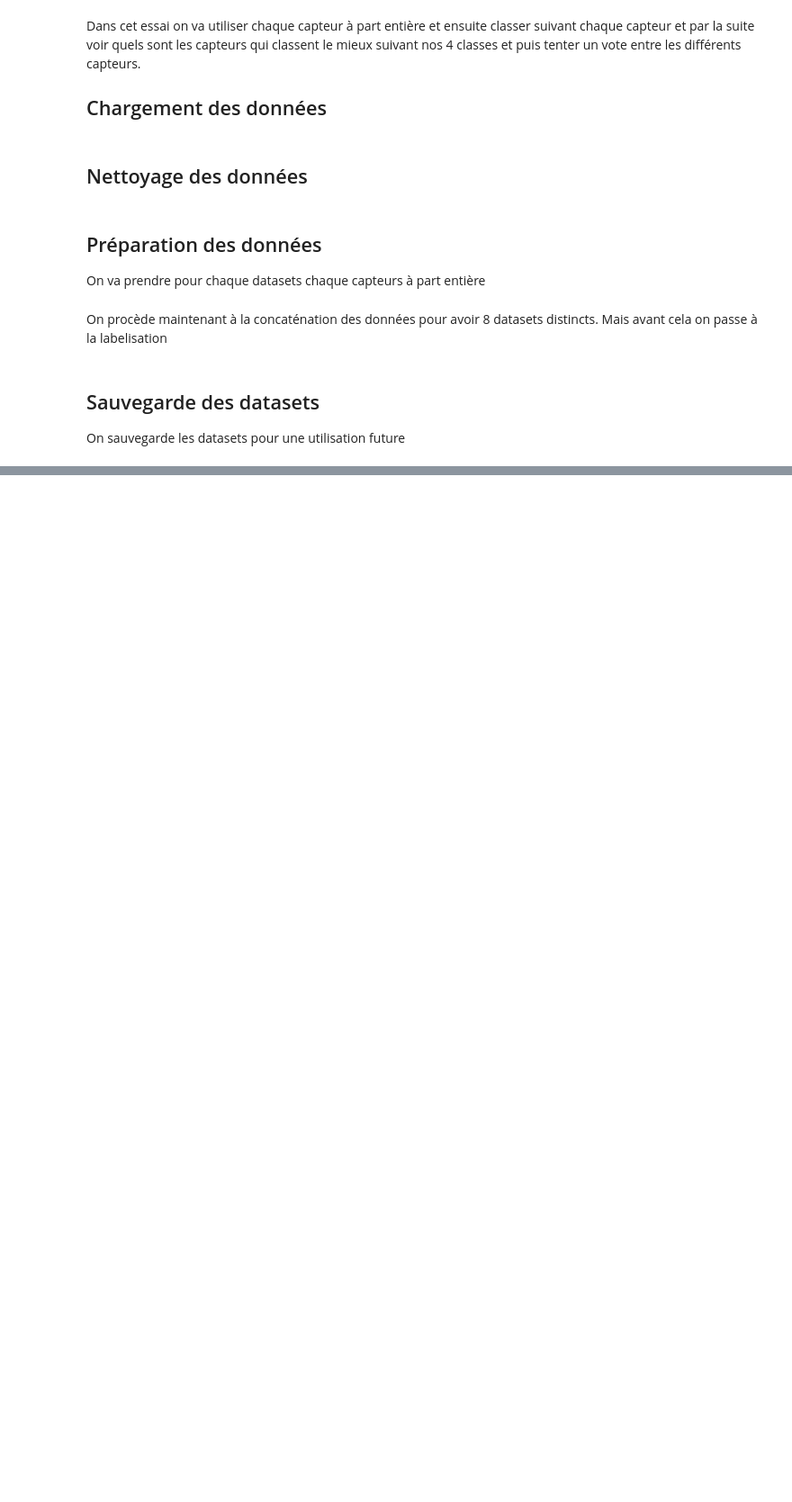
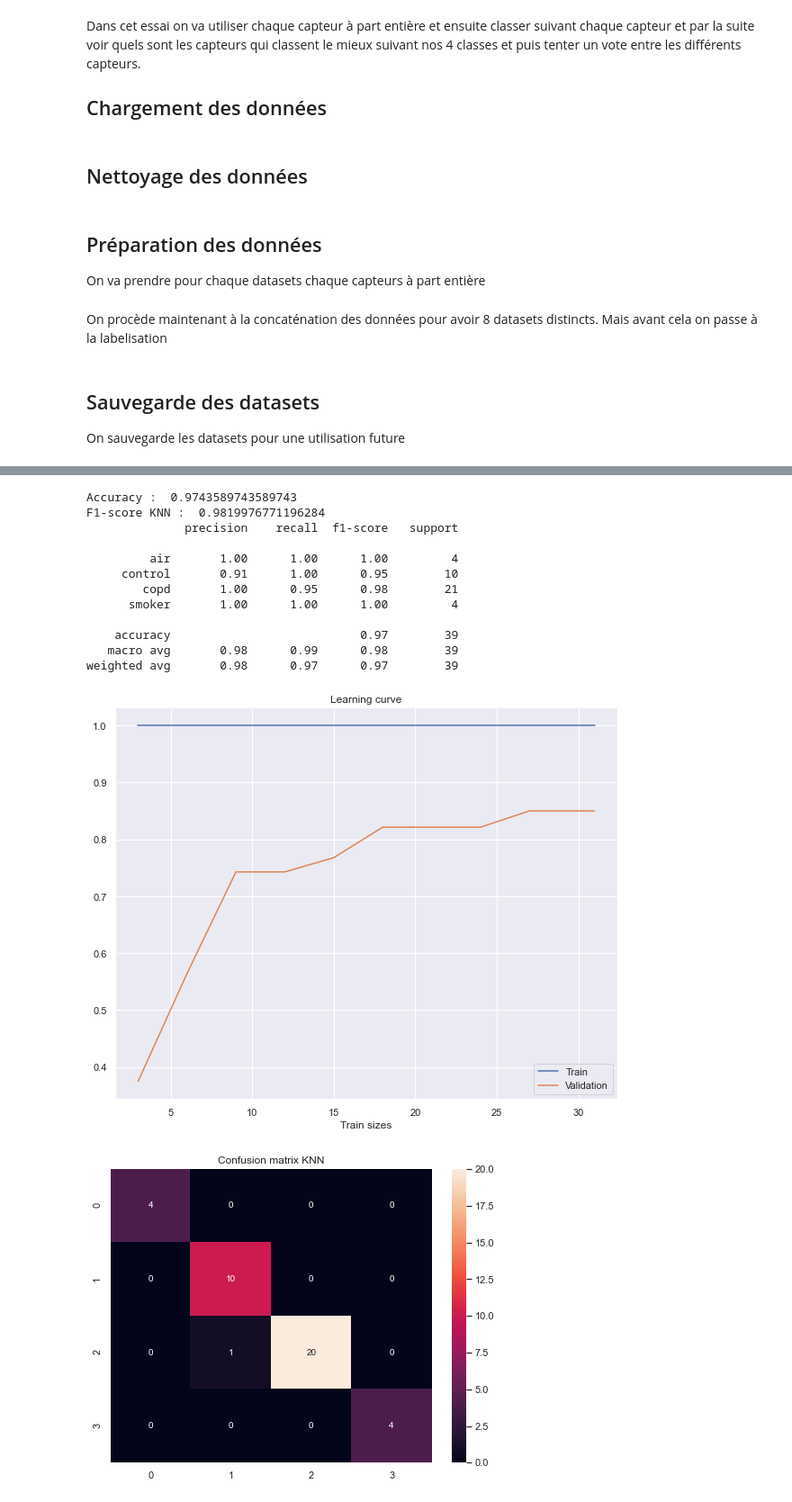
Before and after one commit to MohamedNennouche/COPD-Detection, a Jupyter notebook: COPD-1D-signals.ipynb, the cells around one changed output, grey strips where cells are left out. Shown at 90% size. Cells and saved outputs as stored; diff of their text form; code cells hidden in the pictures; blank space fills up the shorter version.

Commit message:
Enregistrement des datasets et ajout d'une classification utilisant un KNN

```diff
--- a/COPD-1D-signals.ipynb
+++ b/COPD-1D-signals.ipynb
@@ -99,0 +126,48 @@ On sauvegarde les datasets pour une utilisation future
+# %%
+def knncapteur(data, test_size) :
+    features = data.copy()
+    etiq = features["class"]
+    features.drop(["class"], axis=1, inplace=True)
+    fv_train, fv_test, etiq_train, etiq_test = train_test_split(features, etiq, test_size=test_size,random_state=42)
+    parameters = {'n_neighbors':np.arange(1,20,1), 'p' : np.arange(1,3,1)}
+    knn=KNeighborsClassifier()
+    clf = GridSearchCV(knn, parameters)
+    clf.fit(fv_train,etiq_train)
+    knn=KNeighborsClassifier(**clf.best_params_)
+    knn.fit(fv_train,etiq_train)
+
+    N, train_score, val_score = learning_curve(knn, fv_train, etiq_train, train_sizes=np.linspace(0.1, 1.0, 10), cv = 5)
+
+    sns.set_theme(style="darkgrid")
+    plt.figure(figsize=(10,8))
+    plt.plot(N, train_score.mean(axis=1), label='Train')
+    plt.plot(N, val_score.mean(axis=1), label='Validation')
+    plt.xlabel('Train sizes')
+    plt.title('Learning curve')
+    plt.legend()
+
+    yknn=knn.predict(fv_test)
+    print("Accuracy : ",metrics.accuracy_score(etiq_test, yknn))
+    print("F1-score KNN : ", metrics.f1_score(etiq_test, yknn, average='macro'))
+    print(metrics.classification_report(etiq_test, yknn))
+
+    plt.figure(figsize=(8,6))
+    sns.heatmap(metrics.confusion_matrix(etiq_test, yknn), annot=True, annot_kws={"size": 10})
+    plt.title('Confusion matrix KNN')
+# %%
+knncapteur(data=data_capteur1,test_size=0.5)
+# %% [output]
+Accuracy :  0.9743589743589743
+F1-score KNN :  0.9819976771196284
+              precision    recall  f1-score   support
+
+         air       1.00      1.00      1.00         4
+     control       0.91      1.00      0.95        10
+        copd       1.00      0.95      0.98        21
+      smoker       1.00      1.00      1.00         4
+
+    accuracy                           0.97        39
+   macro avg       0.98      0.99      0.98        39
+weighted avg       0.98      0.97      0.97        39
+[figure, added]
+[figure, added]
```
Also changed, not shown: parts of 11 cells of this notebook, 8 other files.
